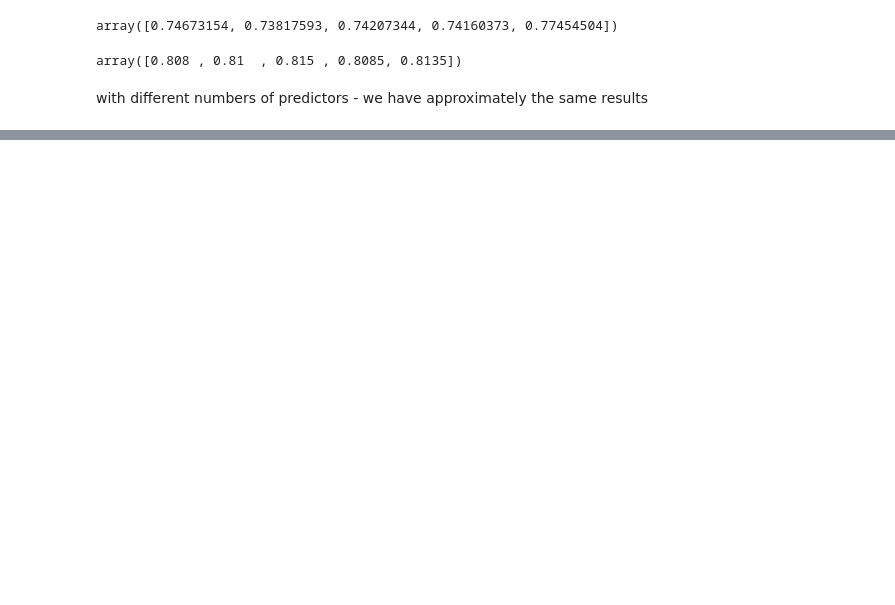
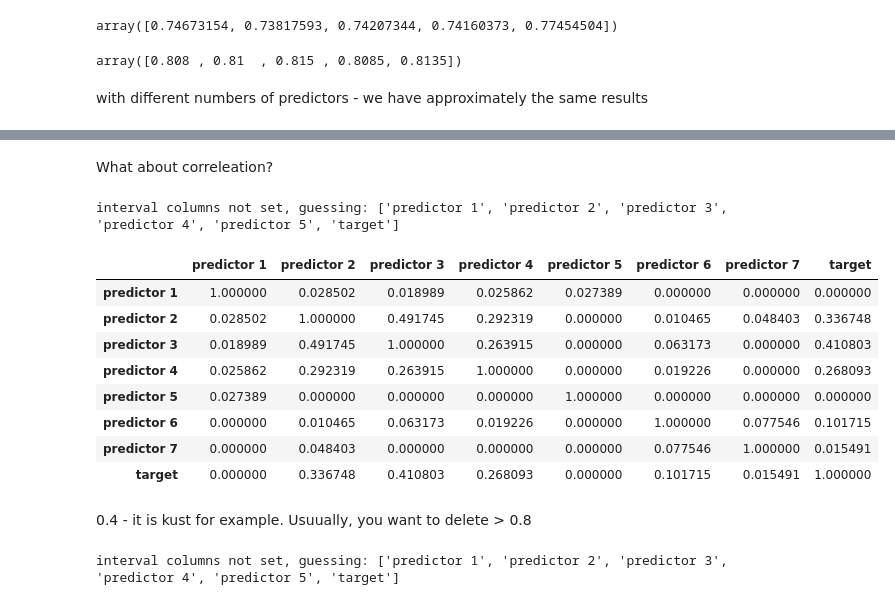
Before and after one commit to ArtyKrafty/featureselectors, a Jupyter notebook: Tutorial/Tutorials_ipynb_.ipynb, the cells around one changed output, grey strips where cells are left out. Drawn from its saved outputs; the diff is of its cells as text; code cells hidden in the pictures; blank space fills up the shorter version.

```diff
--- a/Tutorial/Tutorials_ipynb_.ipynb
+++ b/Tutorial/Tutorials_ipynb_.ipynb
@@ -190,0 +263,22 @@ with different numbers of predictors - we have approximately the same results
+# %% [markdown]
+What about correleation?
+# %%
+df.phik_matrix().abs()
+# %% [output]
+interval columns not set, guessing: ['predictor 1', 'predictor 2', 'predictor 3', 'predictor 4', 'predictor 5', 'target']
+|  | predictor 1 | predictor 2 | predictor 3 | predictor 4 | predictor 5 | predictor 6 | predictor 7 | target |
+| predictor 1 | 1.000000 | 0.028502 | 0.018989 | 0.025862 | 0.027389 | 0.000000 | 0.000000 | 0.000000 |
+| predictor 2 | 0.028502 | 1.000000 | 0.491745 | 0.292319 | 0.000000 | 0.010465 | 0.048403 | 0.336748 |
+| predictor 3 | 0.018989 | 0.491745 | 1.000000 | 0.263915 | 0.000000 | 0.063173 | 0.000000 | 0.410803 |
+| predictor 4 | 0.025862 | 0.292319 | 0.263915 | 1.000000 | 0.000000 | 0.019226 | 0.000000 | 0.268093 |
+| predictor 5 | 0.027389 | 0.000000 | 0.000000 | 0.000000 | 1.000000 | 0.000000 | 0.000000 | 0.000000 |
+| predictor 6 | 0.000000 | 0.010465 | 0.063173 | 0.019226 | 0.000000 | 1.000000 | 0.077546 | 0.101715 |
+| predictor 7 | 0.000000 | 0.048403 | 0.000000 | 0.000000 | 0.000000 | 0.077546 | 1.000000 | 0.015491 |
+| target | 0.000000 | 0.336748 | 0.410803 | 0.268093 | 0.000000 | 0.101715 | 0.015491 | 1.000000 |
+# %% [markdown]
+0.4 - it is kust for example. Usuually, you want to delete > 0.8
+# %%
+cleaner = DFwrapper(thresh=0.4)
+new_df = cleaner.wrap_corr(df)
+# %% [output]
+interval columns not set, guessing: ['predictor 1', 'predictor 2', 'predictor 3', 'predictor 4', 'predictor 5', 'target']
```
Also changed, not shown: parts of 24 cells of this notebook.
